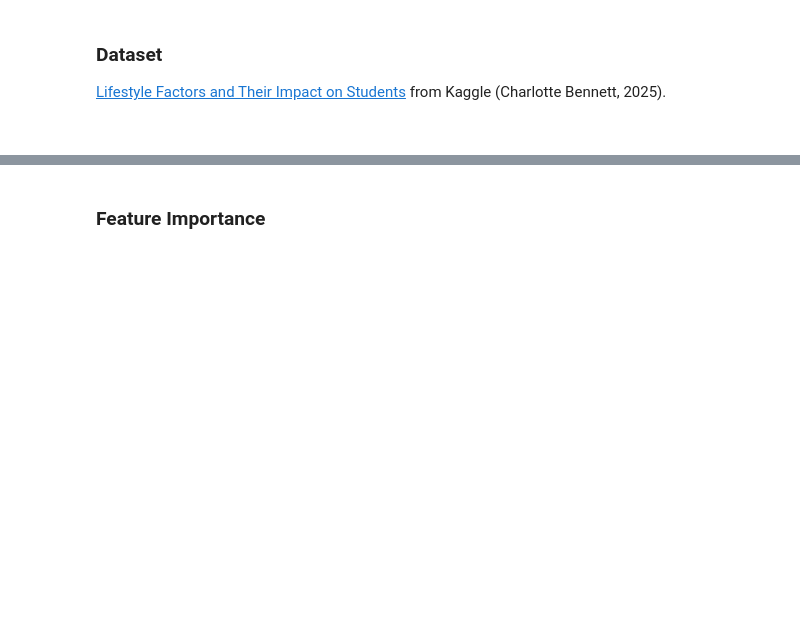
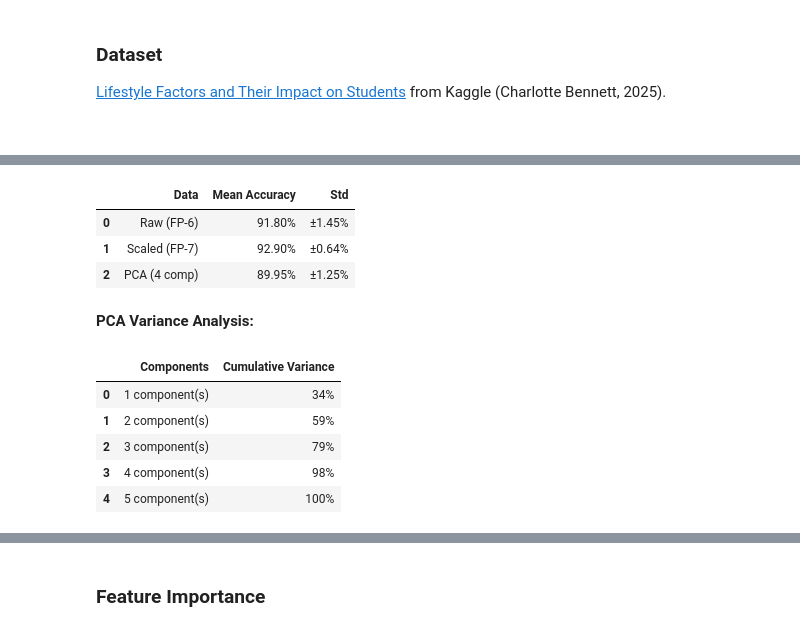
Before and after one commit to jorrewyffels-creator/DataAnalysisAssignements, a Jupyter notebook: FP-7/main.ipynb, the cells around one changed output, grey strips where cells are left out. Drawn from its saved outputs; the diff is of its cells as text; code cells hidden in the pictures; blank space fills up the shorter version.

```diff
--- a/FP-7/main.ipynb
+++ b/FP-7/main.ipynb
@@ -35 +41,20 @@ This project extends FP-6 by adding preprocessing and dimensionality reduction (
+# %%
+display(comparison)
+# %% [output]
+|  | Data | Mean Accuracy | Std |
+| 0 | Raw (FP-6) | 91.80% | ±1.45% |
+| 1 | Scaled (FP-7) | 92.90% | ±0.64% |
+| 2 | PCA (4 comp) | 89.95% | ±1.25% |
+# %% [markdown]
+
+**PCA Variance Analysis:**
+# %%
+display(pca_variance_table)
+# %% [output]
+|  | Components | Cumulative Variance |
+| 0 | 1 component(s) | 34% |
+| 1 | 2 component(s) | 59% |
+| 2 | 3 component(s) | 79% |
+| 3 | 4 component(s) | 98% |
+| 4 | 5 component(s) | 100% |
 # %% [markdown]
```
Also changed, not shown: parts of 10 cells of this notebook, 1 other file.
